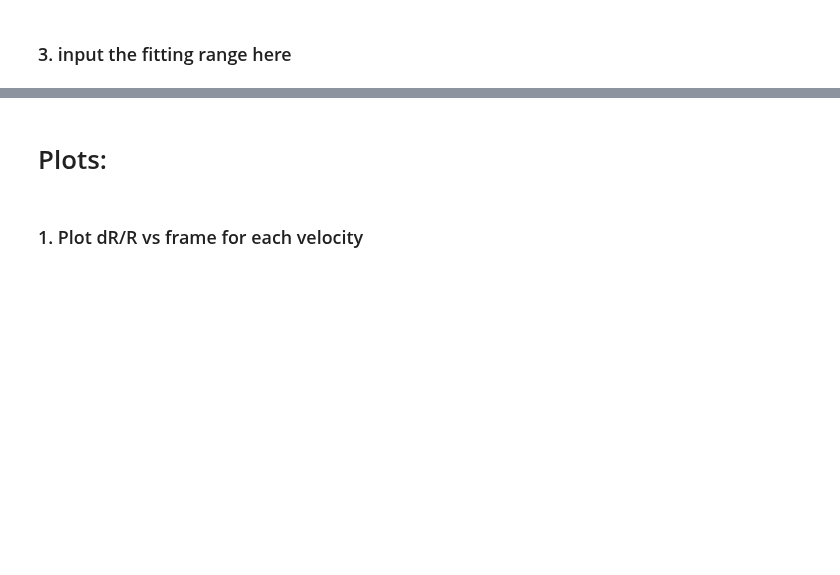
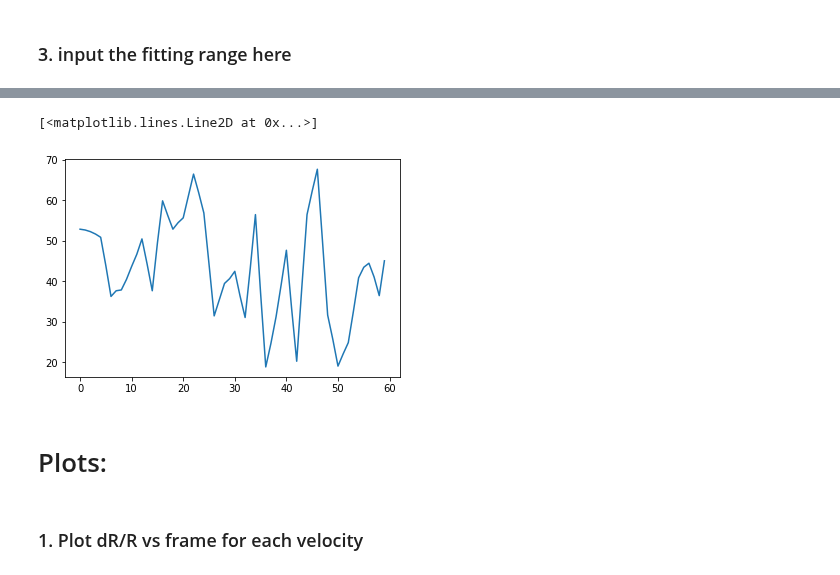
Before and after one commit to JoanneCETsai/Temperature_Calibration, a Jupyter notebook: code/0225_diode.ipynb, the cells around one changed output, grey strips where cells are left out. Saved outputs shown, nothing was run; the diff lists cells and outputs as text; code cells hidden in the pictures; blank space fills up the shorter version.

```diff
--- a/code/0225_diode.ipynb
+++ b/code/0225_diode.ipynb
@@ -125,3 +125,8 @@ plt.imshow(needed)
+# %%
+plt.plot(needed[20,:])
+# %% [output]
+[<matplotlib.lines.Line2D at 0x...>]
+[figure, added]
 # %% [markdown]
 # Plots:
 # %%
```
Also changed, not shown: parts of 4 cells of this notebook, 1 other file.
